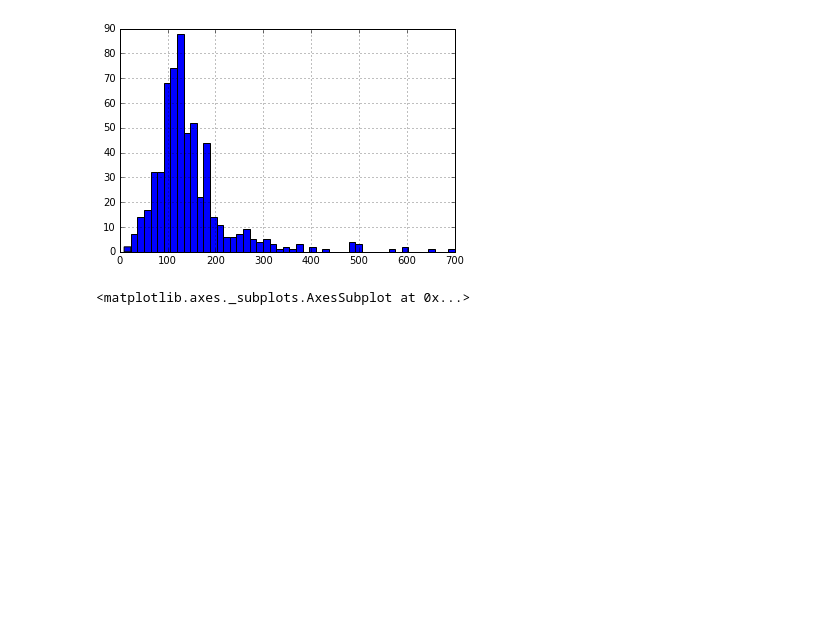
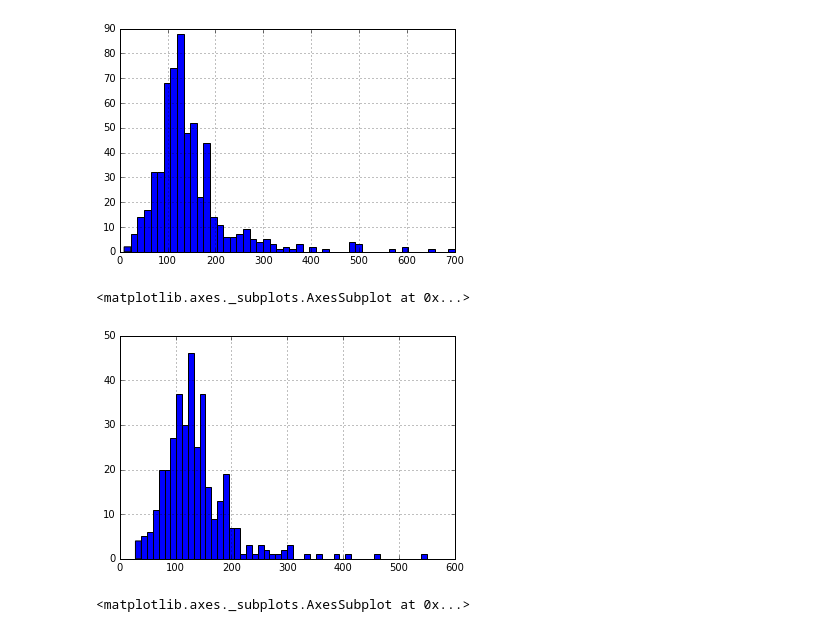
Before and after one commit to BenEfrati/ex1, a Jupyter notebook: loan-prediction/HW4.ipynb, the cells around one changed output. Cells and saved outputs as stored; diff of their text form; code cells hidden in the pictures; blank space fills up the shorter version.

```diff
--- a/loan-prediction/HW4.ipynb
+++ b/loan-prediction/HW4.ipynb
@@ -167,6 +179,11 @@ df['LoanAmount'].hist(bins=50)
 # %% [output]
 <matplotlib.axes._subplots.AxesSubplot at 0x...>
 [figure]
+# %%
+test_df['LoanAmount'].hist(bins=50)
+# %% [output]
+<matplotlib.axes._subplots.AxesSubplot at 0x...>
+[figure, added]
 # %%
 df.boxplot(column='LoanAmount')
 # %% [output]
```
Also changed, not shown: parts of 32 cells of this notebook, 12 other files.
